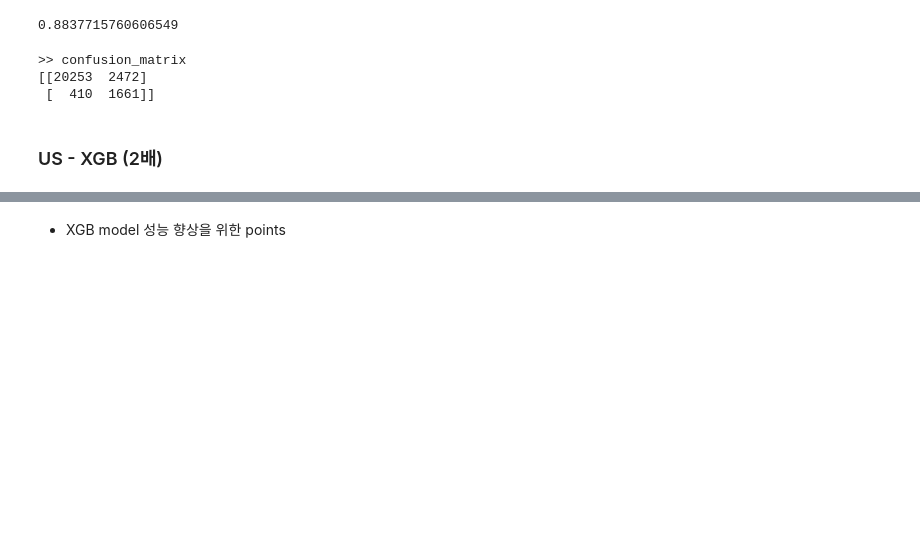
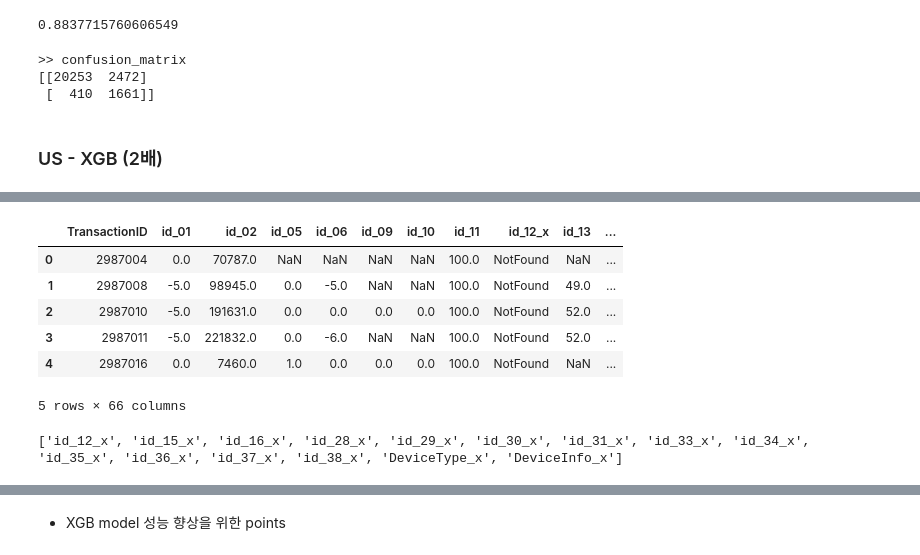
Before and after one commit to YI-Hongju/IEEE-CIS_Fraud_Detection, a Jupyter notebook: src/modeling_ex1.ipynb, the cells around one changed output, grey strips where cells are left out. Cells and saved outputs as stored; diff of their text form; code cells hidden in the pictures; blank space fills up the shorter version.

```diff
--- a/src/modeling_ex1.ipynb
+++ b/src/modeling_ex1.ipynb
@@ -496,0 +594,33 @@ Parameters: { "silent" } might not be used.
+# %%
+#encoding
+df_left = df.drop(columns = ['ProductCD', 'card4', 'card6', 'P_emaildomain','R_emaildomain'], axis = 1)
+tr_trans_pp_2 = df_left.merge(df_en, how='inner', on='TransactionID')
+tr_trans_pp_2.head()
+# %% [output]
+|  | TransactionID | id_01 | id_02 | id_05 | id_06 | id_09 | id_10 | id_11 | id_12_x | id_13 | ... |
+| 0 | 2987004 | 0.0 | 70787.0 | NaN | NaN | NaN | NaN | 100.0 | NotFound | NaN | ... |
+| 1 | 2987008 | -5.0 | 98945.0 | 0.0 | -5.0 | NaN | NaN | 100.0 | NotFound | 49.0 | ... |
+| 2 | 2987010 | -5.0 | 191631.0 | 0.0 | 0.0 | 0.0 | 0.0 | 100.0 | NotFound | 52.0 | ... |
+| 3 | 2987011 | -5.0 | 221832.0 | 0.0 | -6.0 | NaN | NaN | 100.0 | NotFound | 52.0 | ... |
+| 4 | 2987016 | 0.0 | 7460.0 | 1.0 | 0.0 | 0.0 | 0.0 | 100.0 | NotFound | NaN | ... |
+5 rows × 66 columns
+# %%
+
+
+#drop_col_list = [id_12_x, id_15_x, id_16_x, id_28_x, id_29_x, id_30_x, id_31_x, id_33_x, id_34_x, id_35_x, id_36_x, id_37_x, id_38_x, DeviceType_x, DeviceInfo_x]
+# drop_col = []
+# for i in drop_col_list:
+#     i = str(i)
+#     drop_col.append(i)
+# drop_col
+string = 'id_12_x, id_15_x, id_16_x, id_28_x, id_29_x, id_30_x, id_31_x, id_33_x, id_34_x, id_35_x, id_36_x, id_37_x, id_38_x, DeviceType_x, DeviceInfo_x'
+
+# 한 문자씩 나누기 -> 리스트
+list(string) # list() 함수 이용
+string.split() # split() 함수 이용
+
+
+k = string.split(', ') # 'a'를 구분자로 쪼갭니다.
+print(k)
+# %% [output]
+['id_12_x', 'id_15_x', 'id_16_x', 'id_28_x', 'id_29_x', 'id_30_x', 'id_31_x', 'id_33_x', 'id_34_x', 'id_35_x', 'id_36_x', 'id_37_x', 'id_38_x', 'DeviceType_x', 'DeviceInfo_x']
```
Also changed, not shown: parts of 22 cells of this notebook, 1 other file.
